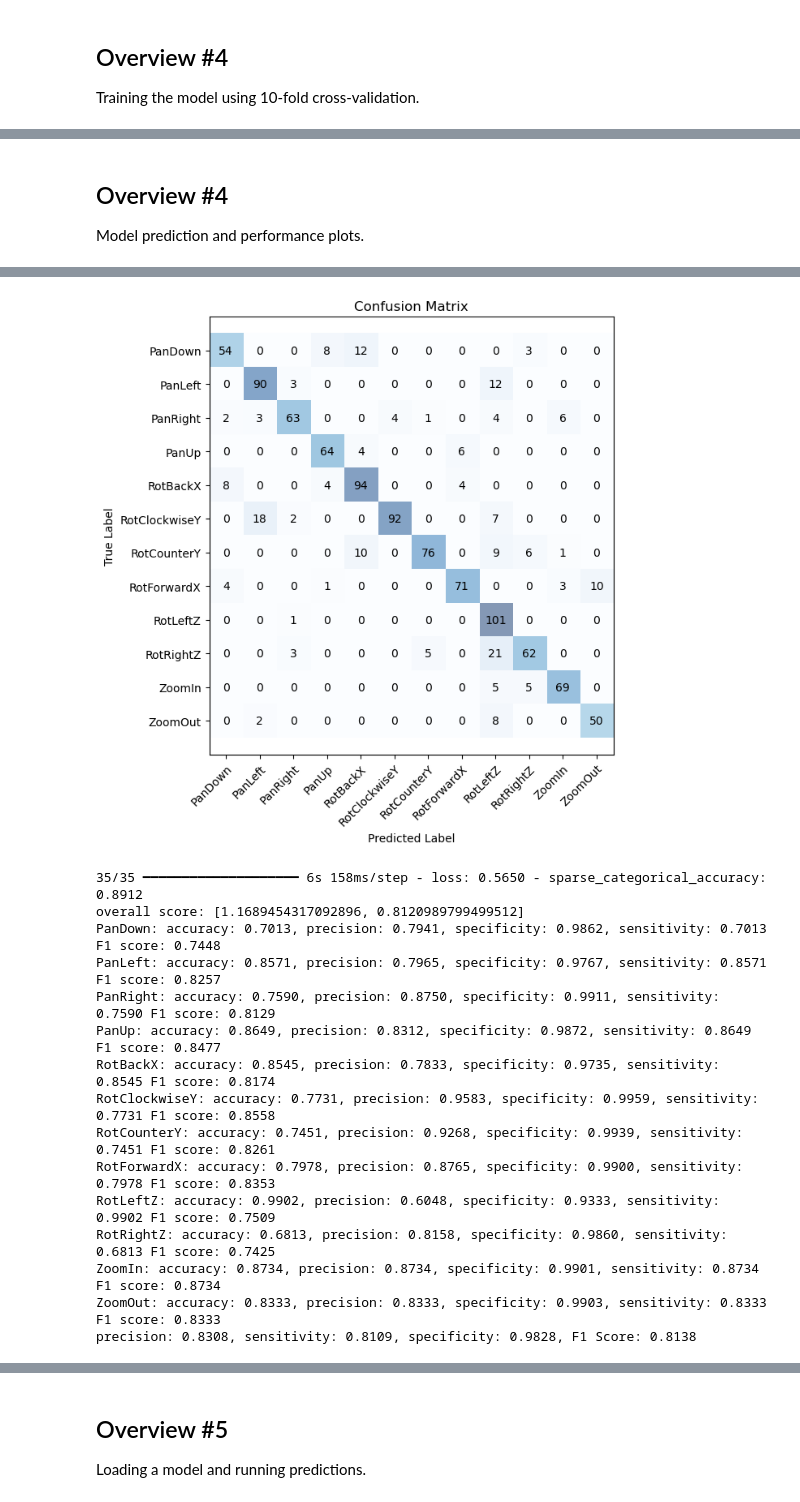
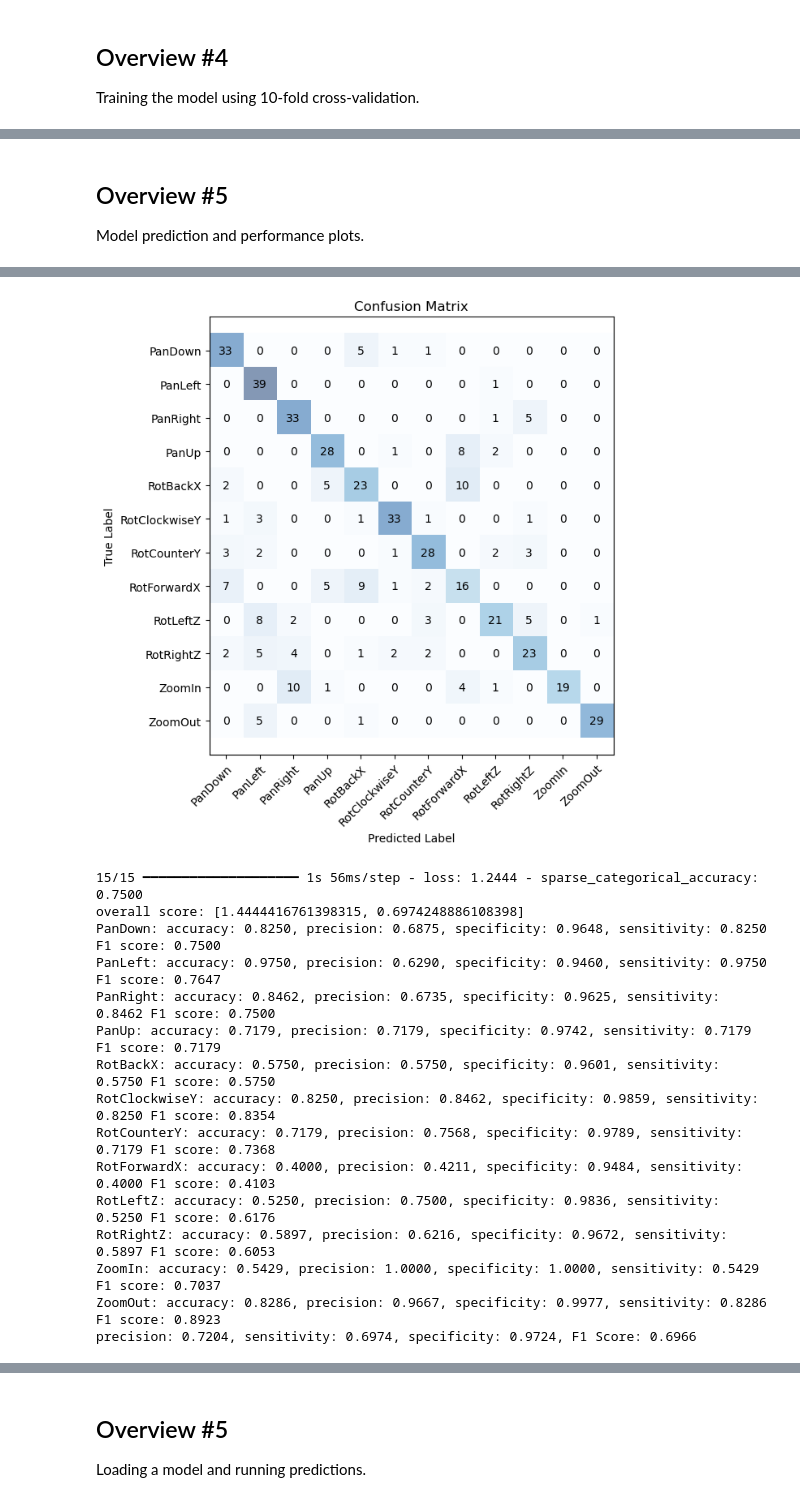
Before and after one commit to tvilxyz/gestureInterface, a Jupyter notebook: DataAnalysis/ml_model_tempcnn.ipynb, the cells around one changed output, grey strips where cells are left out. Cells and saved outputs as stored; diff of their text form; code cells hidden in the pictures.

```diff
--- a/DataAnalysis/ml_model_tempcnn.ipynb
+++ b/DataAnalysis/ml_model_tempcnn.ipynb
@@ -640,8 +592,9 @@ Model: "functional_1"
 # %% [markdown]
-## Overview #4
+## Overview #5
 Model prediction and performance plots.
 # %%
-## Model testing on the test set
+''' Model testing on the test set '''
+
 # %%
 # make predictions for test data
 y_pred_pro = trained_tcn_model.predict(X_test)
@@ -668,16 +621,16 @@ Accuracy: 81.21%
-[figure, old version]
+[figure, new version]
-35/35 ━━━━━━━━━━━━━━━━━━━━ 6s 158ms/step - loss: 0.5650 - sparse_categorical_accuracy: 0.8912
-overall score: [1.1689454317092896, 0.8120989799499512]
-PanDown: accuracy: 0.7013, precision: 0.7941, specificity: 0.9862, sensitivity: 0.7013 F1 score: 0.7448
-PanLeft: accuracy: 0.8571, precision: 0.7965, specificity: 0.9767, sensitivity: 0.8571 F1 score: 0.8257
-PanRight: accuracy: 0.7590, precision: 0.8750, specificity: 0.9911, sensitivity: 0.7590 F1 score: 0.8129
-PanUp: accuracy: 0.8649, precision: 0.8312, specificity: 0.9872, sensitivity: 0.8649 F1 score: 0.8477
-RotBackX: accuracy: 0.8545, precision: 0.7833, specificity: 0.9735, sensitivity: 0.8545 F1 score: 0.8174
-RotClockwiseY: accuracy: 0.7731, precision: 0.9583, specificity: 0.9959, sensitivity: 0.7731 F1 score: 0.8558
-RotCounterY: accuracy: 0.7451, precision: 0.9268, specificity: 0.9939, sensitivity: 0.7451 F1 score: 0.8261
-RotForwardX: accuracy: 0.7978, precision: 0.8765, specificity: 0.9900, sensitivity: 0.7978 F1 score: 0.8353
-RotLeftZ: accuracy: 0.9902, precision: 0.6048, specificity: 0.9333, sensitivity: 0.9902 F1 score: 0.7509
-RotRightZ: accuracy: 0.6813, precision: 0.8158, specificity: 0.9860, sensitivity: 0.6813 F1 score: 0.7425
-ZoomIn: accuracy: 0.8734, precision: 0.8734, specificity: 0.9901, sensitivity: 0.8734 F1 score: 0.8734
-ZoomOut: accuracy: 0.8333, precision: 0.8333, specificity: 0.9903, sensitivity: 0.8333 F1 score: 0.8333
-precision: 0.8308, sensitivity: 0.8109, specificity: 0.9828, F1 Score: 0.8138
+15/15 ━━━━━━━━━━━━━━━━━━━━ 1s 56ms/step - loss: 1.2444 - sparse_categorical_accuracy: 0.7500
+overall score: [1.4444416761398315, 0.6974248886108398]
+PanDown: accuracy: 0.8250, precision: 0.6875, specificity: 0.9648, sensitivity: 0.8250 F1 score: 0.7500
+PanLeft: accuracy: 0.9750, precision: 0.6290, specificity: 0.9460, sensitivity: 0.9750 F1 score: 0.7647
+PanRight: accuracy: 0.8462, precision: 0.6735, specificity: 0.9625, sensitivity: 0.8462 F1 score: 0.7500
+PanUp: accuracy: 0.7179, precision: 0.7179, specificity: 0.9742, sensitivity: 0.7179 F1 score: 0.7179
+RotBackX: accuracy: 0.5750, precision: 0.5750, specificity: 0.9601, sensitivity: 0.5750 F1 score: 0.5750
+RotClockwiseY: accuracy: 0.8250, precision: 0.8462, specificity: 0.9859, sensitivity: 0.8250 F1 score: 0.8354
+RotCounterY: accuracy: 0.7179, precision: 0.7568, specificity: 0.9789, sensitivity: 0.7179 F1 score: 0.7368
+RotForwardX: accuracy: 0.4000, precision: 0.4211, specificity: 0.9484, sensitivity: 0.4000 F1 score: 0.4103
+RotLeftZ: accuracy: 0.5250, precision: 0.7500, specificity: 0.9836, sensitivity: 0.5250 F1 score: 0.6176
+RotRightZ: accuracy: 0.5897, precision: 0.6216, specificity: 0.9672, sensitivity: 0.5897 F1 score: 0.6053
+ZoomIn: accuracy: 0.5429, precision: 1.0000, specificity: 1.0000, sensitivity: 0.5429 F1 score: 0.7037
+ZoomOut: accuracy: 0.8286, precision: 0.9667, specificity: 0.9977, sensitivity: 0.8286 F1 score: 0.8923
+precision: 0.7204, sensitivity: 0.6974, specificity: 0.9724, F1 Score: 0.6966
```
Also changed, not shown: parts of 31 cells of this notebook, 8 other files.
